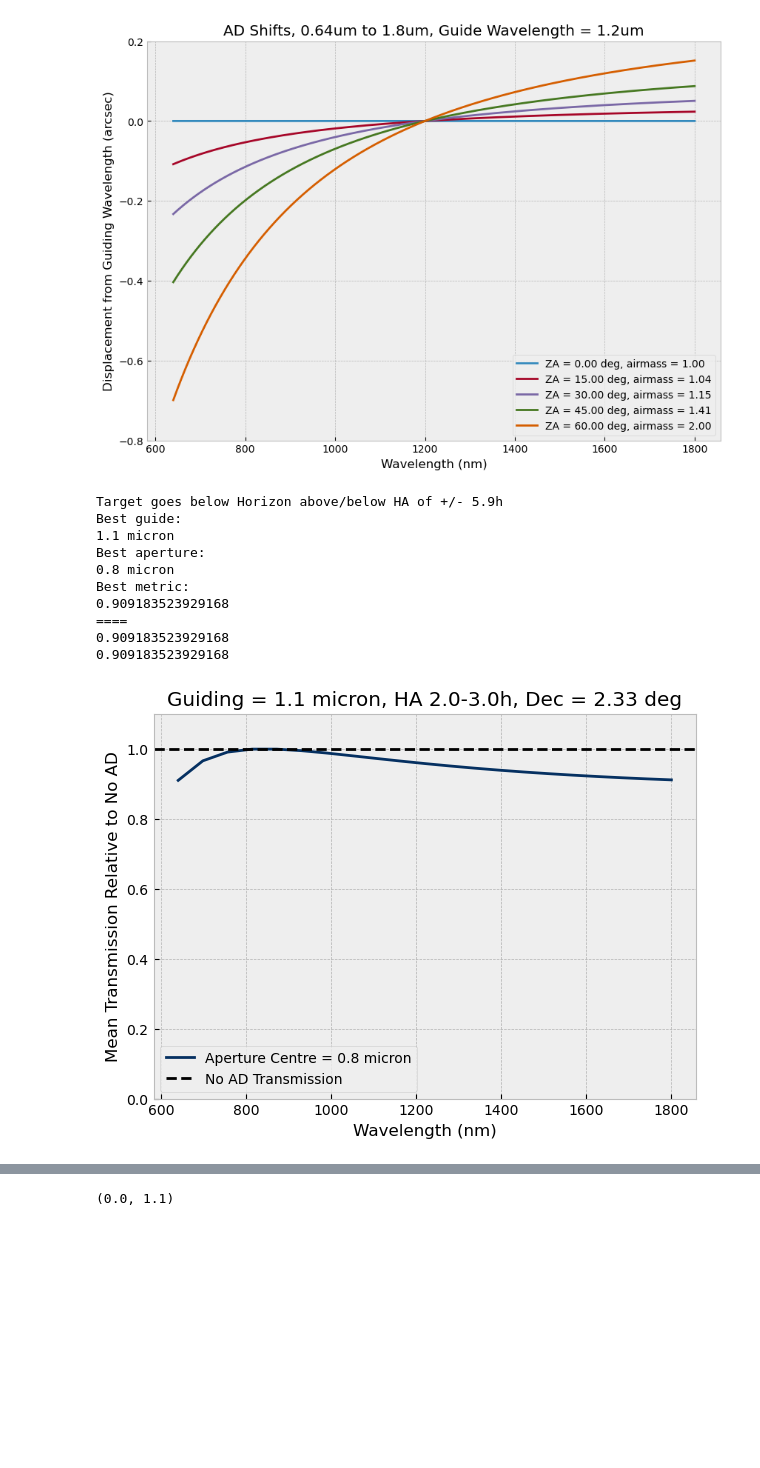
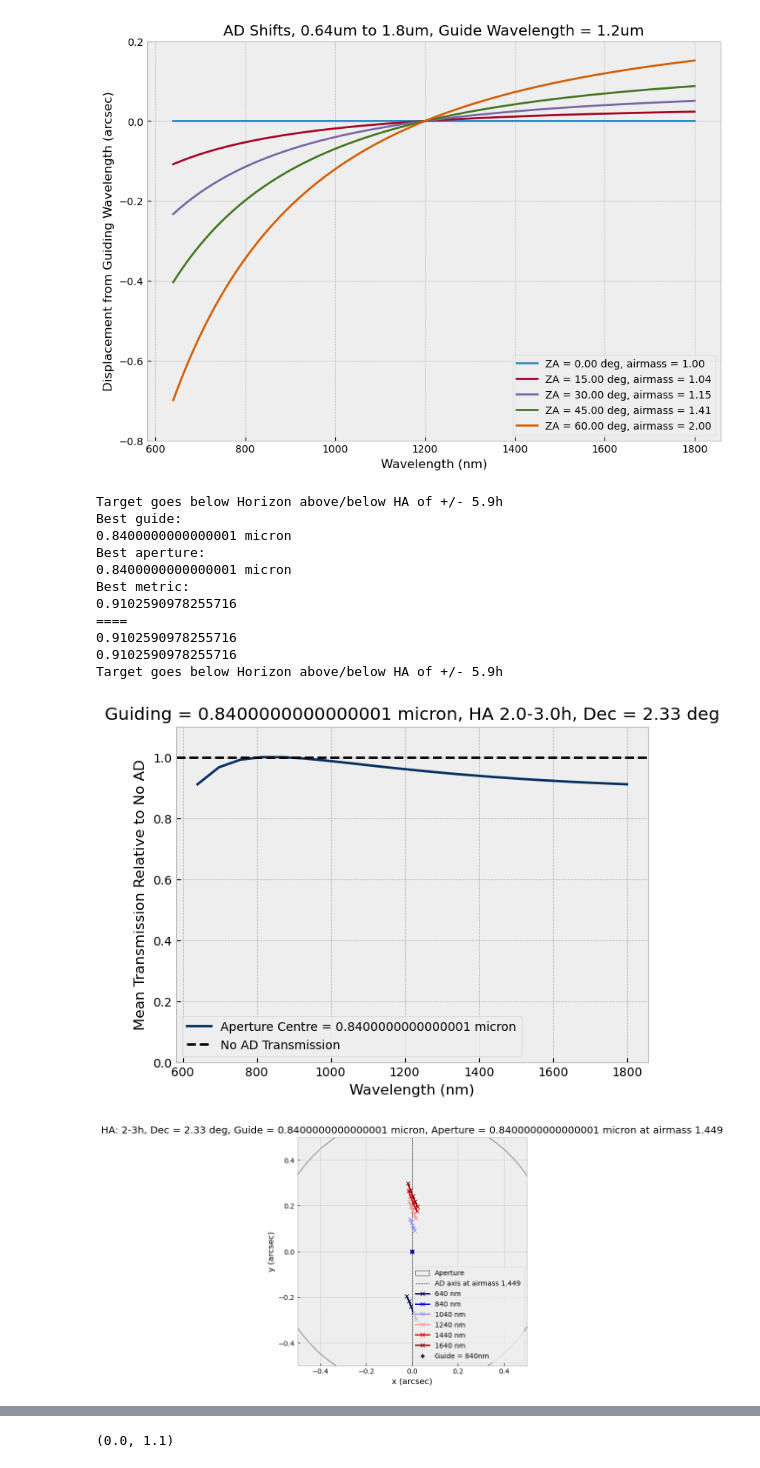
Before and after one commit to JamianStephan/MOSAIC-AD-Analysis, a Jupyter notebook: Main-Version/Moons.ipynb, the cells around one changed output, grey strips where cells are left out. Saved outputs shown, nothing was run; the diff lists cells and outputs as text; code cells hidden in the pictures; blank space fills up the shorter version.

```diff
--- a/Main-Version/Moons.ipynb
+++ b/Main-Version/Moons.ipynb
@@ -107,7 +56,7 @@ def observation_transmission(output):
     return integ_transmission
 
 #Following function plots integration transmission average for single mode observations
-def plot_integ_trans(aperture_centres,guide,analysis,parallatic=True):
+def plot_integ_trans(aperture_centres,guide,analysis,parallatic=True,centring="mid HA"):
     """
     normalise: string, "none", "no ad"
         what to normalise the transmission to; either no normalisation, or relative to the no AD case (perfect ADC)
@@ -117,7 +66,7 @@ def plot_integ_trans(aperture_centres,guide,analysis,parallatic=True):
     norm = mpl.colors.Normalize(vmin=min(weights), vmax=max(weights))
     cmap = mpl.cm.ScalarMappable(norm=norm, cmap=mpl.cm.RdBu)
 
-    integ_transmissions,opt_transmission=int_analysis.integ_trans(analysis,aperture_centres,guide,parallatic)
+    integ_transmissions,opt_transmission=int_analysis.integ_trans(analysis,aperture_centres,guide,parallatic,centring=centring)
 
     plt.figure(figsize=[7,5])
 
@@ -133,7 +82,7 @@ def plot_integ_trans(aperture_centres,guide,analysis,parallatic=True):
     plt.ylim(0,1.1)
     plt.xlabel("Wavelength (nm)")
 # %%
-aperture_centres=[0.8,0.9,1,1.1,1.2,1.3,1.4,1.5,1.6,1.7,1.8]*u.micron
+aperture_centres=np.arange(0.8,1.2,0.02)*u.micron
 
 analysis=AD_analysis()
 analysis.output['wavelengths']= np.arange(640,1800+1,58) * u.nm
@@ -145,40 +94,49 @@ best_metric=0
 best_guide=0
 best_aperture=0
 for guide in aperture_centres:
-    integ_transmissions,opt_transmission=int_analysis.integ_trans(analysis,aperture_centres,guide,parallatic=True)
+    integ_transmissions,opt_transmission=int_analysis.integ_trans(analysis,aperture_centres,guide,parallatic=True,centring="mid airmass")
     for count,i in enumerate(integ_transmissions):
         current_metric=int_analysis.integ_metric(np.array(i)/np.array(opt_transmission),"min trans")
         if current_metric > best_metric:
             best_guide = guide
             best_metric=current_metric
             best_aperture=aperture_centres[count]
 
 guide=best_guide
 aperture_centres=[best_aperture]
 
-integ_transmissions,opt_transmission=int_analysis.integ_trans(analysis,aperture_centres,guide,parallatic=True)
+integ_transmissions,opt_transmission=int_analysis.integ_trans(analysis,aperture_centres,guide,parallatic=True,centring="mid airmass")
 final_metric=int_analysis.integ_metric(np.array(integ_transmissions[0])/np.array(opt_transmission),"min trans")
 print("Best guide:")
 print(best_guide)
 print("Best aperture:")
 print(best_aperture)
 print("Best metric:")
 print(best_metric)
 print("====")
 print(final_metric)
 
 guide=best_guide
 aperture_centres=[best_aperture]
-plot_integ_trans(aperture_centres,guide,analysis)
+plot_integ_trans(aperture_centres,guide,analysis,centring="mid airmass")
+
+analysis.output['wavelengths']= np.arange(640,1800+1,200) * u.nm
+analysis.output['aperture_diameter'] = 1.2 * u.arcsec
+analysis.load_airmasses(HA_range=[2,2.25,2.5,2.75,3],targ_dec=2.33*u.deg)
+analysis.calculate_shifts(guide,aperture_centres[0],centring="mid airmass")
+
+int_analysis.track_plot(analysis,y_axis="centring")
 # %% [output]
 Target goes below Horizon above/below HA of +/- 5.9h
 Best guide:
-1.1 micron
+0.8400000000000001 micron
 Best aperture:
-0.8 micron
+0.8400000000000001 micron
 Best metric:
-0.909183523929168
+0.9102590978255716
 ====
-0.909183523929168
-0.909183523929168
+0.9102590978255716
+0.9102590978255716
+Target goes below Horizon above/below HA of +/- 5.9h
-[figure, old version]
+[figure, new version]
+[figure, added]
```
Also changed, not shown: parts of 6 cells of this notebook, 3 other files.
